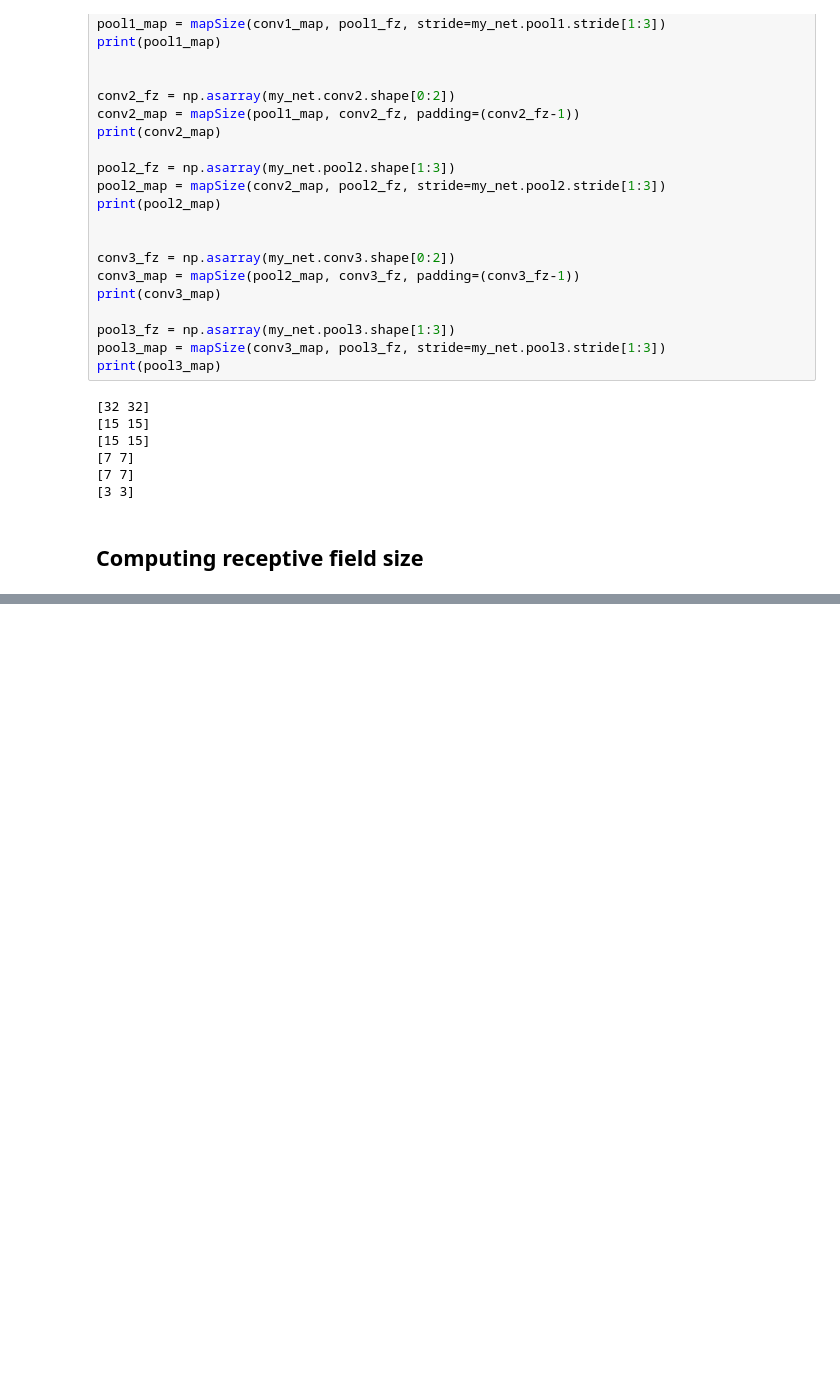
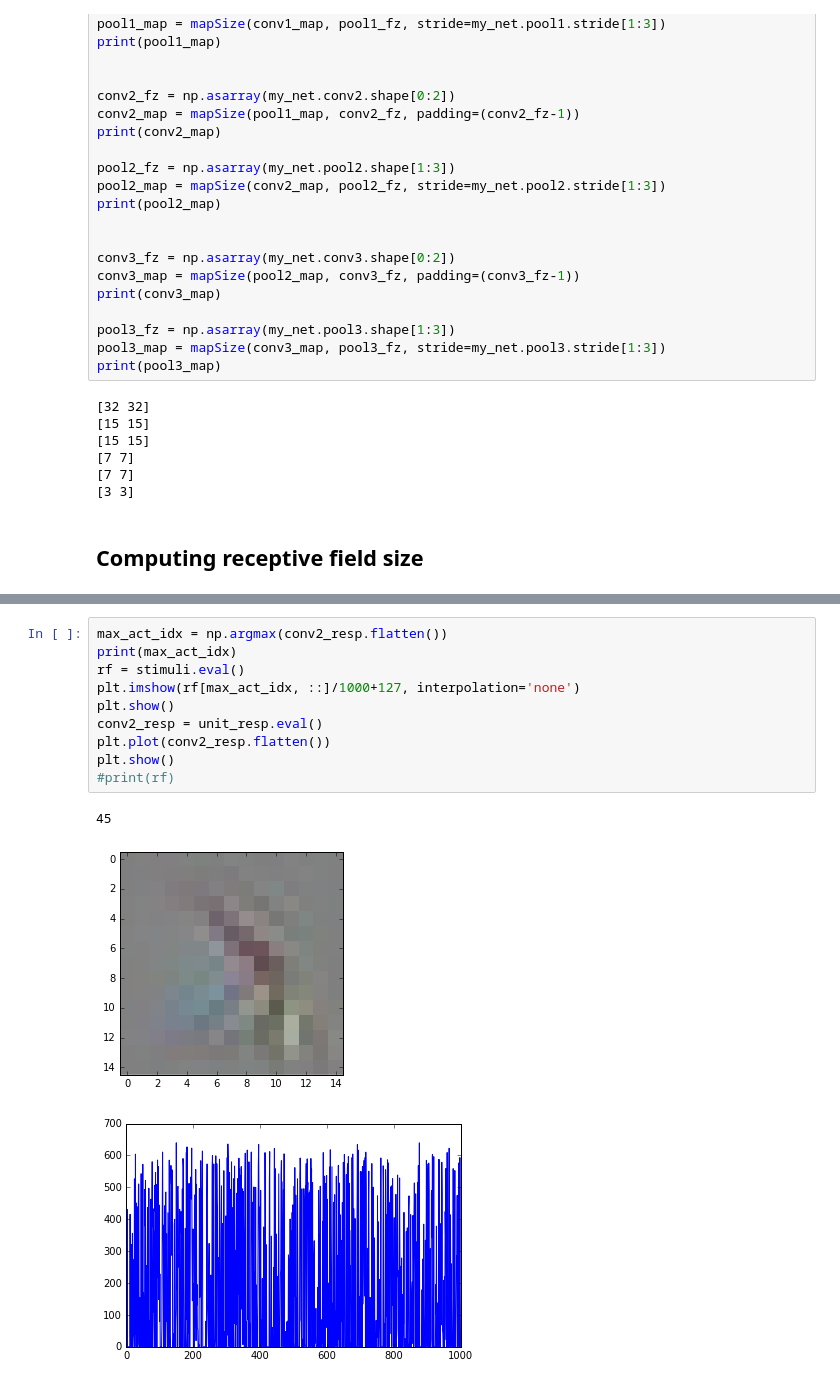
Before and after one commit to luisitobarcito/dlcourse_module1, a Jupyter notebook: convnets_part2.ipynb, the cells around one changed output, grey strips where cells are left out. Cells and saved outputs as stored; diff of their text form; blank space fills up the shorter version.

```diff
--- a/convnets_part2.ipynb
+++ b/convnets_part2.ipynb
@@ -353,0 +369,14 @@ for i in range(10000):
+# %%
+max_act_idx = np.argmax(conv2_resp.flatten())
+print(max_act_idx)
+rf = stimuli.eval()
+plt.imshow(rf[max_act_idx, ::]/1000+127, interpolation='none')
+plt.show()
+conv2_resp = unit_resp.eval()
+plt.plot(conv2_resp.flatten())
+plt.show()
+#print(rf)
+# %% [output]
+45
+[figure, added]
+[figure, added]
```
Also changed, not shown: parts of 4 cells of this notebook.
